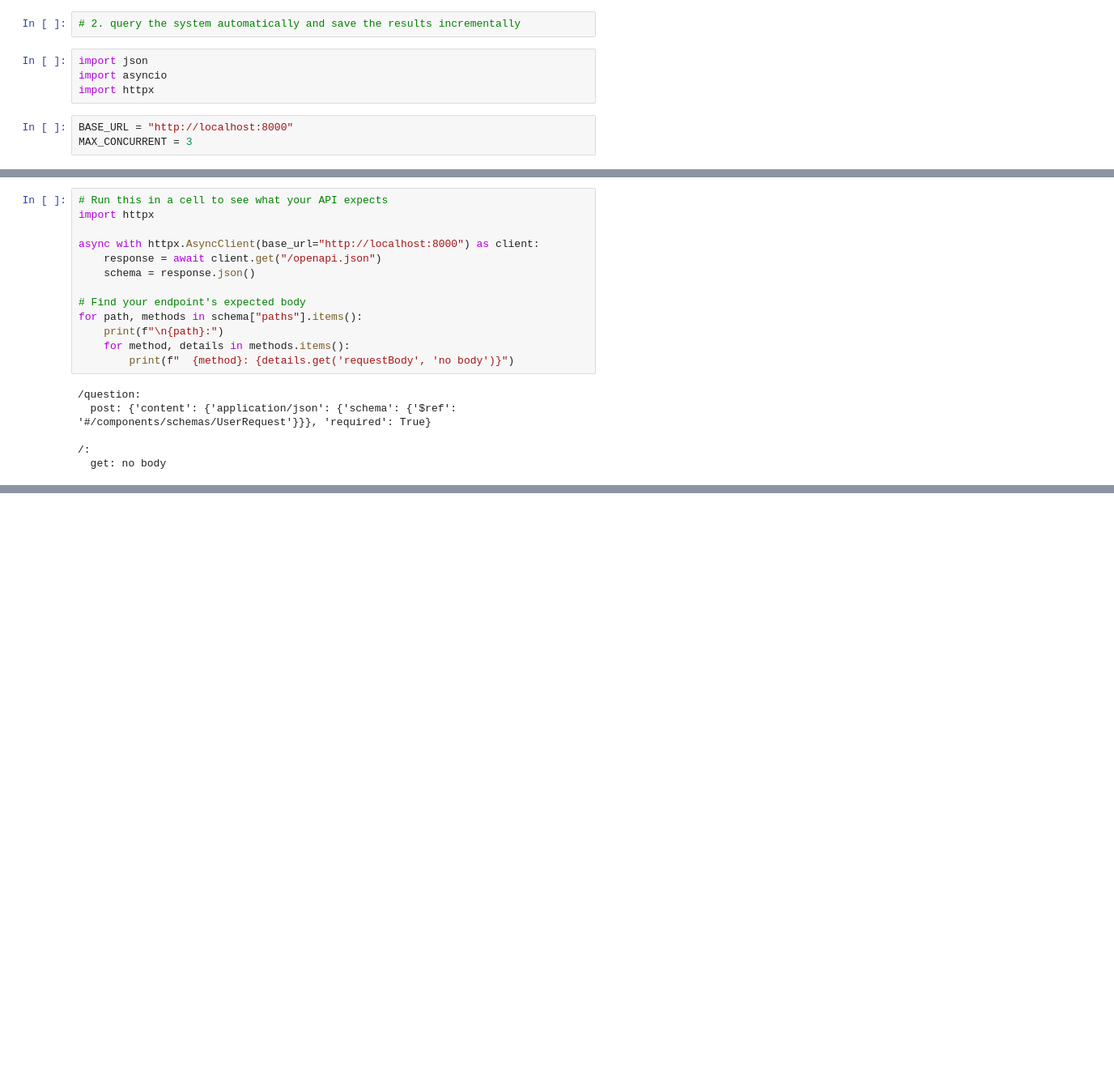
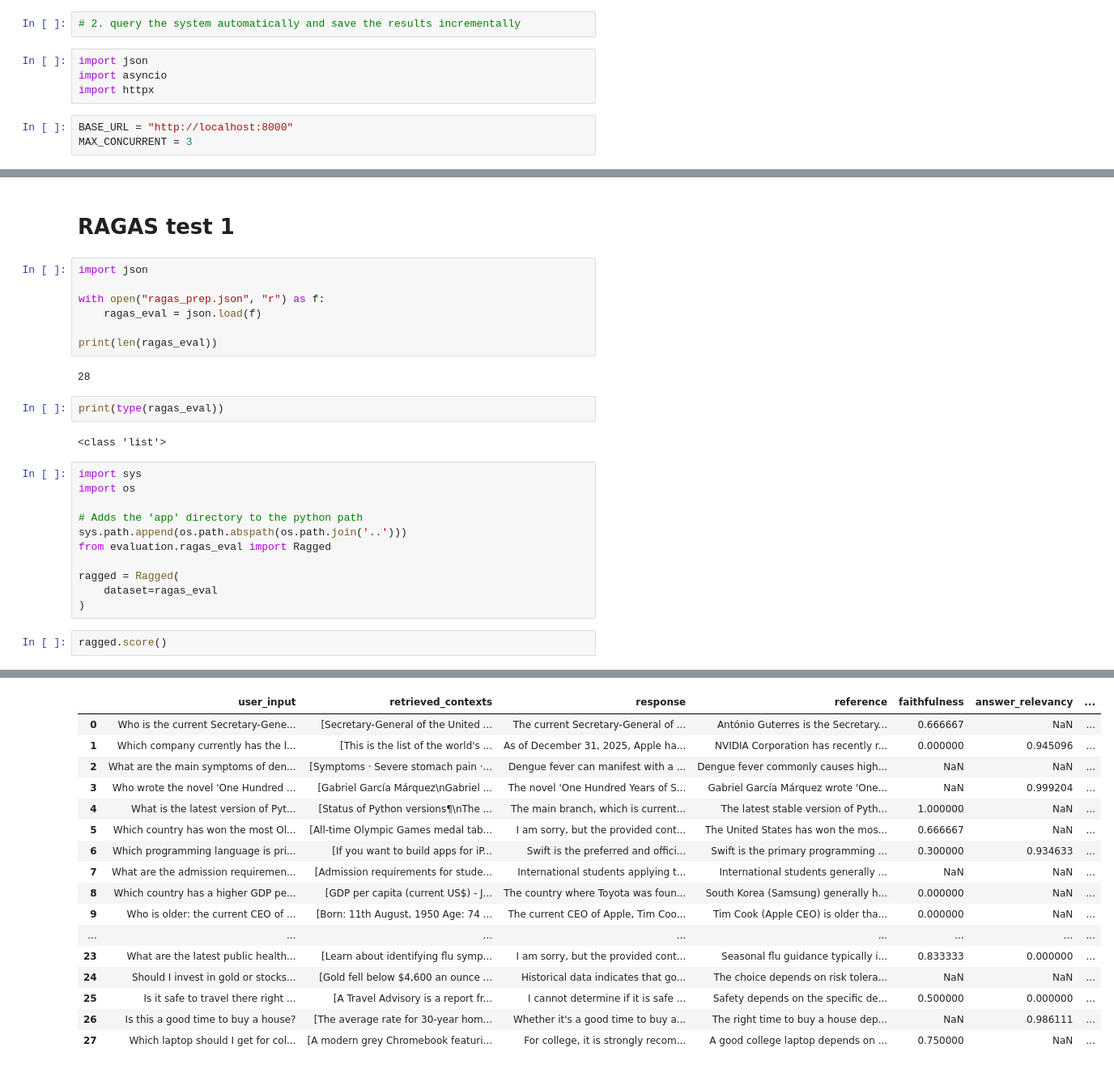
Before and after one commit to sudipsudip001/perplex_city, a Jupyter notebook: app/test_notebooks/test.ipynb, the cells around one changed output, grey strips where cells are left out. Shown at 81% size. Saved outputs shown, nothing was run; the diff lists cells and outputs as text; blank space fills up the shorter version.

Commit message:
feat: make evaluation work(fix needed for DDGS, eval dataset, proper evaluation)

```diff
--- a/app/test_notebooks/test.ipynb
+++ b/app/test_notebooks/test.ipynb
@@ -612,19 +620,29 @@ Done. 1/30 questions processed successfully.
-# %%
-# Run this in a cell to see what your API expects
-import httpx
-
-async with httpx.AsyncClient(base_url="http://localhost:8000") as client:
-    response = await client.get("/openapi.json")
-    schema = response.json()
-
-# Find your endpoint's expected body
-for path, methods in schema["paths"].items():
-    print(f"\n{path}:")
-    for method, details in methods.items():
-        print(f"  {method}: {details.get('requestBody', 'no body')}")
-# %% [output]
-/question:
-  post: {'content': {'application/json': {'schema': {'$ref': '#/components/schemas/UserRequest'}}}, 'required': True}
-
-/:
-  get: no body
+# %% [markdown]
+# RAGAS test 1
+# %%
+import json
+
+with open("ragas_prep.json", "r") as f:
+    ragas_eval = json.load(f)
+
+print(len(ragas_eval))
+# %% [output]
+28
+# %%
+print(type(ragas_eval))
+# %% [output]
+<class 'list'>
+# %%
+import sys
+import os
+
+# Adds the 'app' directory to the python path
+sys.path.append(os.path.abspath(os.path.join('..')))
+from evaluation.ragas_eval import Ragged
+
+ragged = Ragged(
+    dataset=ragas_eval
+)
+# %%
+ragged.score()
+# %% [output]
@@ -630,0 +665,17 @@ for path, methods in schema["paths"].items():
+|  | user_input | retrieved_contexts | response | reference | faithfulness | answer_relevancy | ... |
+| 0 | Who is the current Secretary-Gene... | [Secretary-General of the United ... | The current Secretary-General of ... | António Guterres is the Secretary... | 0.666667 | NaN | ... |
+| 1 | Which company currently has the l... | [This is the list of the world's ... | As of December 31, 2025, Apple ha... | NVIDIA Corporation has recently r... | 0.000000 | 0.945096 | ... |
+| 2 | What are the main symptoms of den... | [Symptoms · Severe stomach pain ·... | Dengue fever can manifest with a ... | Dengue fever commonly causes high... | NaN | NaN | ... |
+| 3 | Who wrote the novel 'One Hundred ... | [Gabriel García Márquez\nGabriel ... | The novel 'One Hundred Years of S... | Gabriel García Márquez wrote 'One... | NaN | 0.999204 | ... |
+| 4 | What is the latest version of Pyt... | [Status of Python versions¶\nThe ... | The main branch, which is current... | The latest stable version of Pyth... | 1.000000 | NaN | ... |
+| 5 | Which country has won the most Ol... | [All-time Olympic Games medal tab... | I am sorry, but the provided cont... | The United States has won the mos... | 0.666667 | NaN | ... |
+| 6 | Which programming language is pri... | [If you want to build apps for iP... | Swift is the preferred and offici... | Swift is the primary programming ... | 0.300000 | 0.934633 | ... |
+| 7 | What are the admission requiremen... | [Admission requirements for stude... | International students applying t... | International students generally ... | NaN | NaN | ... |
+| 8 | Which country has a higher GDP pe... | [GDP per capita (current US$) - J... | The country where Toyota was foun... | South Korea (Samsung) generally h... | 0.000000 | NaN | ... |
+| 9 | Who is older: the current CEO of ... | [Born: 11th August, 1950 Age: 74 ... | The current CEO of Apple, Tim Coo... | Tim Cook (Apple CEO) is older tha... | 0.000000 | NaN | ... |
+| ... | ... | ... | ... | ... | ... | ... | ... |
+| 23 | What are the latest public health... | [Learn about identifying flu symp... | I am sorry, but the provided cont... | Seasonal flu guidance typically i... | 0.833333 | 0.000000 | ... |
+| 24 | Should I invest in gold or stocks... | [Gold fell below $4,600 an ounce ... | Historical data indicates that go... | The choice depends on risk tolera... | NaN | NaN | ... |
+| 25 | Is it safe to travel there right ... | [A Travel Advisory is a report fr... | I cannot determine if it is safe ... | Safety depends on the specific de... | 0.500000 | 0.000000 | ... |
+| 26 | Is this a good time to buy a house? | [The average rate for 30-year hom... | Whether it's a good time to buy a... | The right time to buy a house dep... | NaN | 0.986111 | ... |
+| 27 | Which laptop should I get for col... | [A modern grey Chromebook featuri... | For college, it is strongly recom... | A good college laptop depends on ... | 0.750000 | NaN | ... |
```
Also changed, not shown: parts of 8 cells of this notebook, 12 other files.
